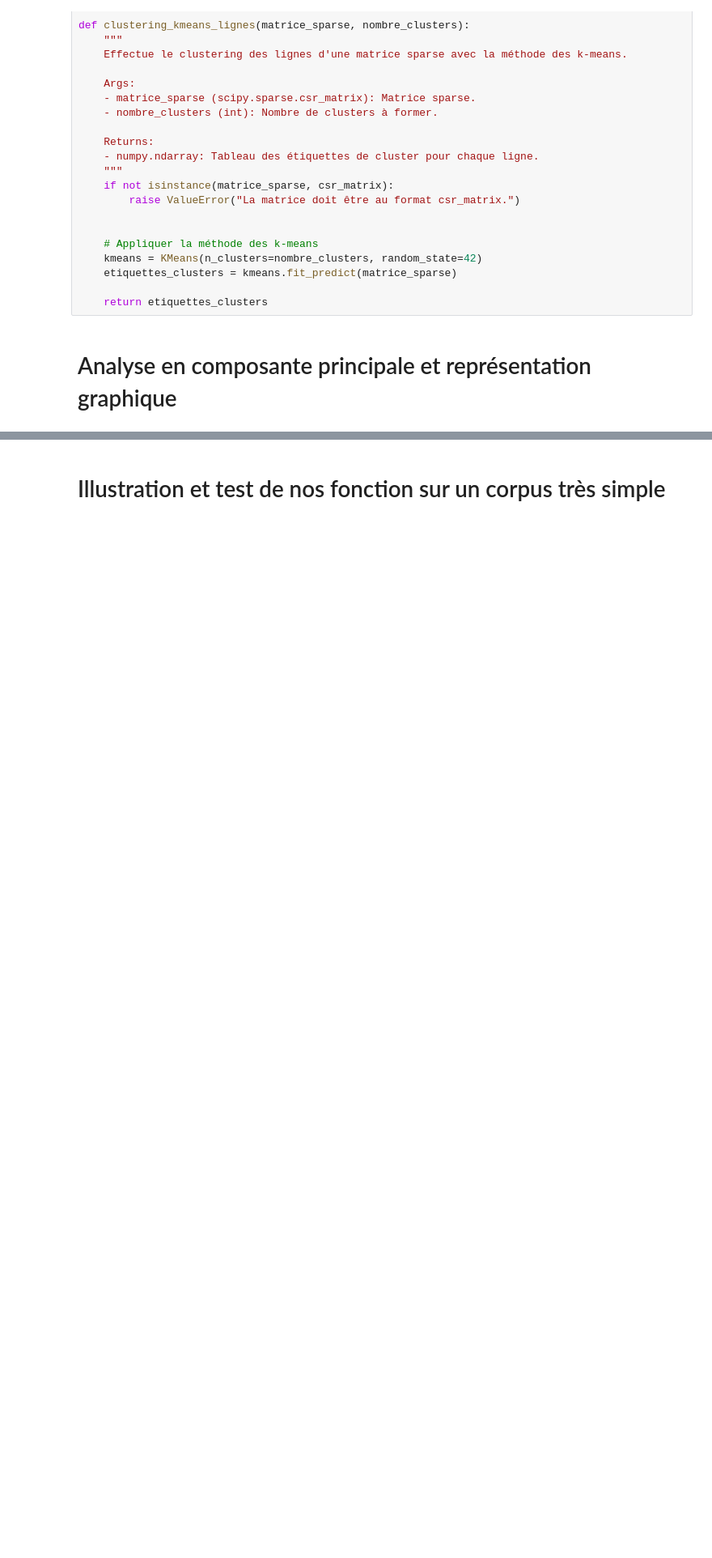
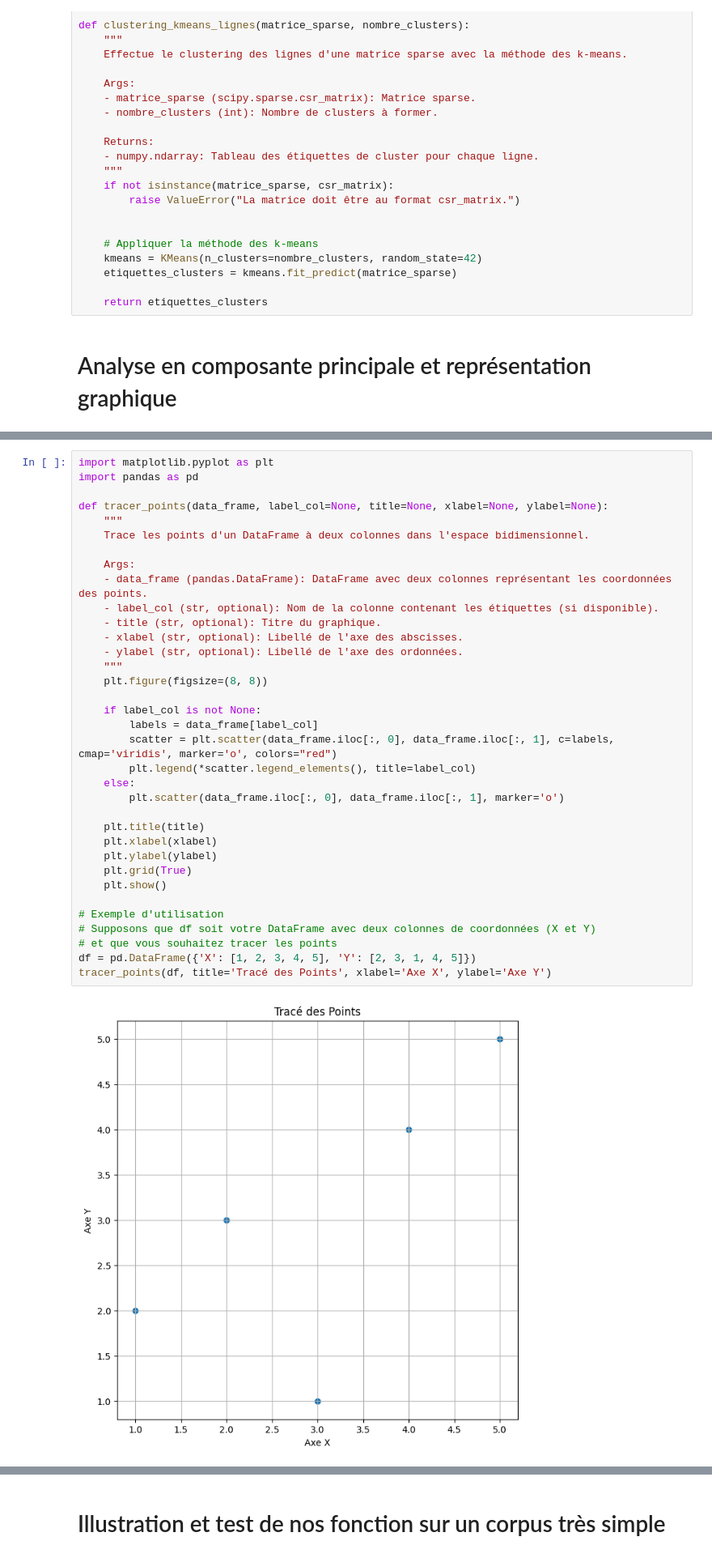
Before and after one commit to jcomperatore/PythonPourLaDataScience, a Jupyter notebook: Analyse thématique/première_analyse_textuelle.ipynb, the cells around one changed output, grey strips where cells are left out. Shown at 81% size. Saved outputs shown, nothing was run; the diff lists cells and outputs as text; blank space fills up the shorter version.

```diff
--- a/Analyse thématique/première_analyse_textuelle.ipynb
+++ b/Analyse thématique/première_analyse_textuelle.ipynb
@@ -101,0 +235,37 @@ def clustering_kmeans_lignes(matrice_sparse, nombre_clusters):
+# %%
+import matplotlib.pyplot as plt
+import pandas as pd
+
+def tracer_points(data_frame, label_col=None, title=None, xlabel=None, ylabel=None):
+    """
+    Trace les points d'un DataFrame à deux colonnes dans l'espace bidimensionnel.
+
+    Args:
+    - data_frame (pandas.DataFrame): DataFrame avec deux colonnes représentant les coordonnées des points.
+    - label_col (str, optional): Nom de la colonne contenant les étiquettes (si disponible).
+    - title (str, optional): Titre du graphique.
+    - xlabel (str, optional): Libellé de l'axe des abscisses.
+    - ylabel (str, optional): Libellé de l'axe des ordonnées.
+    """
+    plt.figure(figsize=(8, 8))
+
+    if label_col is not None:
+        labels = data_frame[label_col]
+        scatter = plt.scatter(data_frame.iloc[:, 0], data_frame.iloc[:, 1], c=labels, cmap='viridis', marker='o', colors="red")
+        plt.legend(*scatter.legend_elements(), title=label_col)
+    else:
+        plt.scatter(data_frame.iloc[:, 0], data_frame.iloc[:, 1], marker='o')
+
+    plt.title(title)
+    plt.xlabel(xlabel)
+    plt.ylabel(ylabel)
+    plt.grid(True)
+    plt.show()
+
+# Exemple d'utilisation
+# Supposons que df soit votre DataFrame avec deux colonnes de coordonnées (X et Y)
+# et que vous souhaitez tracer les points
+df = pd.DataFrame({'X': [1, 2, 3, 4, 5], 'Y': [2, 3, 1, 4, 5]})
+tracer_points(df, title='Tracé des Points', xlabel='Axe X', ylabel='Axe Y')
+# %% [output]
+[figure, added]
```
Also changed, not shown: parts of 31 cells of this notebook.
